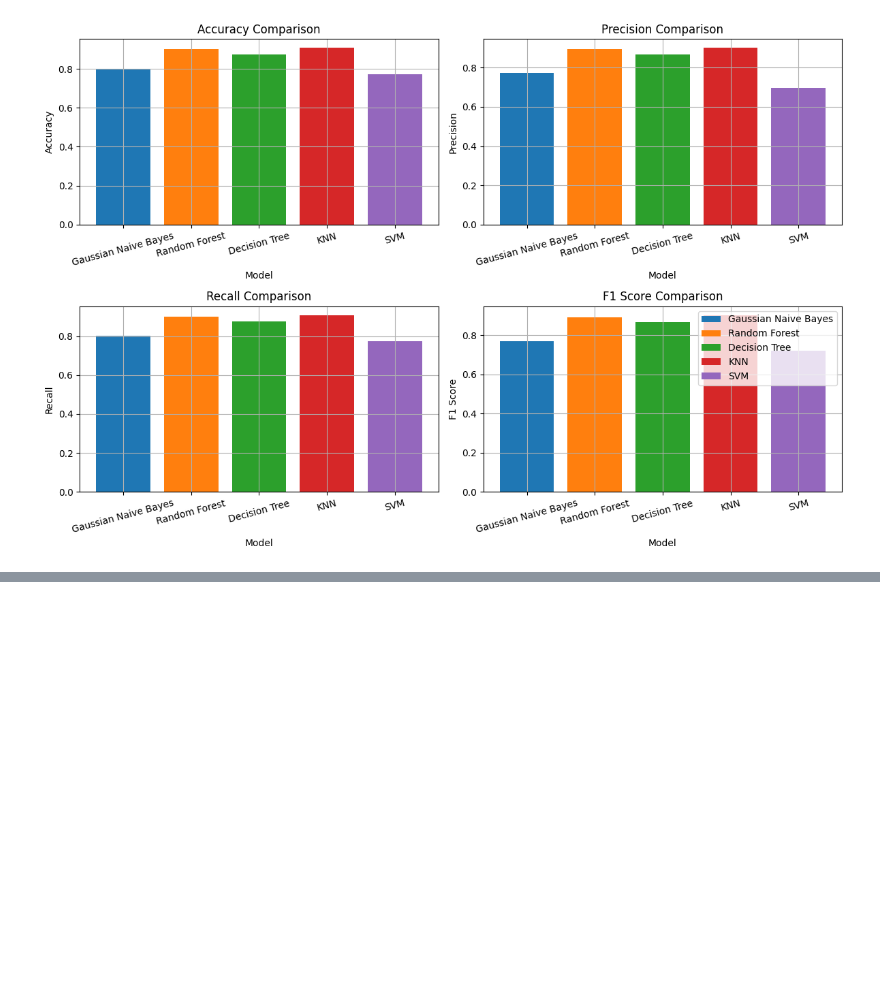
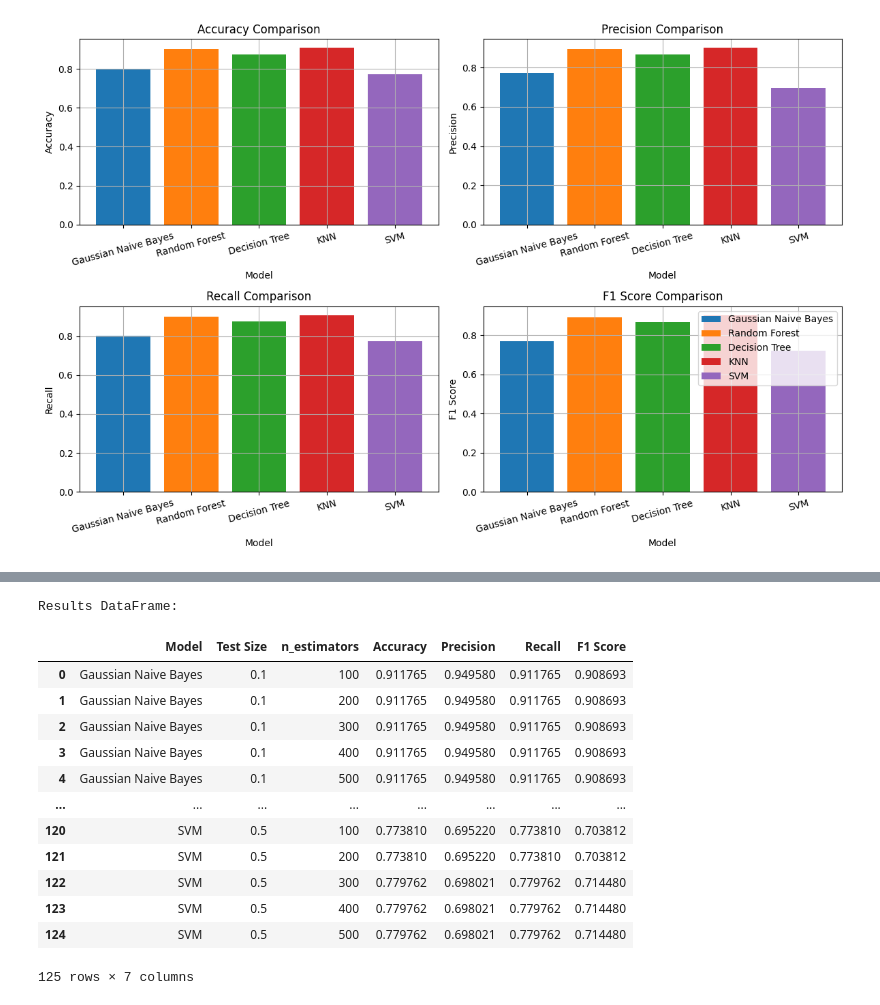
Before and after one commit to rezabdl/Bagging, a Jupyter notebook: bagging.ipynb, the cells around one changed output, grey strips where cells are left out. Saved outputs shown, nothing was run; the diff lists cells and outputs as text; code cells hidden in the pictures; blank space fills up the shorter version.

```diff
--- a/bagging.ipynb
+++ b/bagging.ipynb
@@ -411,0 +693,42 @@ plt.show()
+# %%
+# Initialize an empty list to store individual dictionaries
+data1 = []
+
+# Iterate through base classifiers
+for name, metrics in results.items():
+    # Iterate through the list of test sizes
+    for i in range(len(metrics['test_size'])):
+        # Create a dictionary for each row of data1
+        row_data = {
+            'Model': name,
+            'Test Size': metrics['test_size'][i],
+            'n_estimators': metrics['n_estimators'][i],
+            'Accuracy': metrics['accuracy'][i],
+            'Precision': metrics['precision'][i],
+            'Recall': metrics['recall'][i],
+            'F1 Score': metrics['f1_score'][i]
+        }
+        # Append the dictionary to the list
+        data1.append(row_data)
+
+# Create a DataFrame from the list of dictionaries
+hasil = pd.DataFrame(data1)
+
+# Print DataFrame
+print("Results DataFrame:")
+hasil
+# %% [output]
+Results DataFrame:
+|  | Model | Test Size | n_estimators | Accuracy | Precision | Recall | F1 Score |
+| 0 | Gaussian Naive Bayes | 0.1 | 100 | 0.911765 | 0.949580 | 0.911765 | 0.908693 |
+| 1 | Gaussian Naive Bayes | 0.1 | 200 | 0.911765 | 0.949580 | 0.911765 | 0.908693 |
+| 2 | Gaussian Naive Bayes | 0.1 | 300 | 0.911765 | 0.949580 | 0.911765 | 0.908693 |
+| 3 | Gaussian Naive Bayes | 0.1 | 400 | 0.911765 | 0.949580 | 0.911765 | 0.908693 |
+| 4 | Gaussian Naive Bayes | 0.1 | 500 | 0.911765 | 0.949580 | 0.911765 | 0.908693 |
+| ... | ... | ... | ... | ... | ... | ... | ... |
+| 120 | SVM | 0.5 | 100 | 0.773810 | 0.695220 | 0.773810 | 0.703812 |
+| 121 | SVM | 0.5 | 200 | 0.773810 | 0.695220 | 0.773810 | 0.703812 |
+| 122 | SVM | 0.5 | 300 | 0.779762 | 0.698021 | 0.779762 | 0.714480 |
+| 123 | SVM | 0.5 | 400 | 0.779762 | 0.698021 | 0.779762 | 0.714480 |
+| 124 | SVM | 0.5 | 500 | 0.779762 | 0.698021 | 0.779762 | 0.714480 |
+125 rows × 7 columns
```
Also changed, not shown: parts of 14 cells of this notebook.
